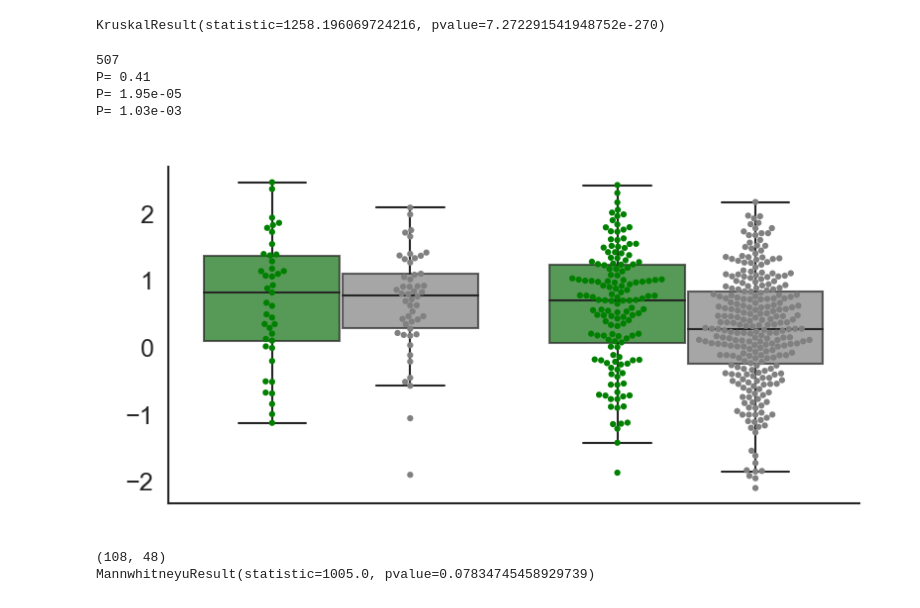
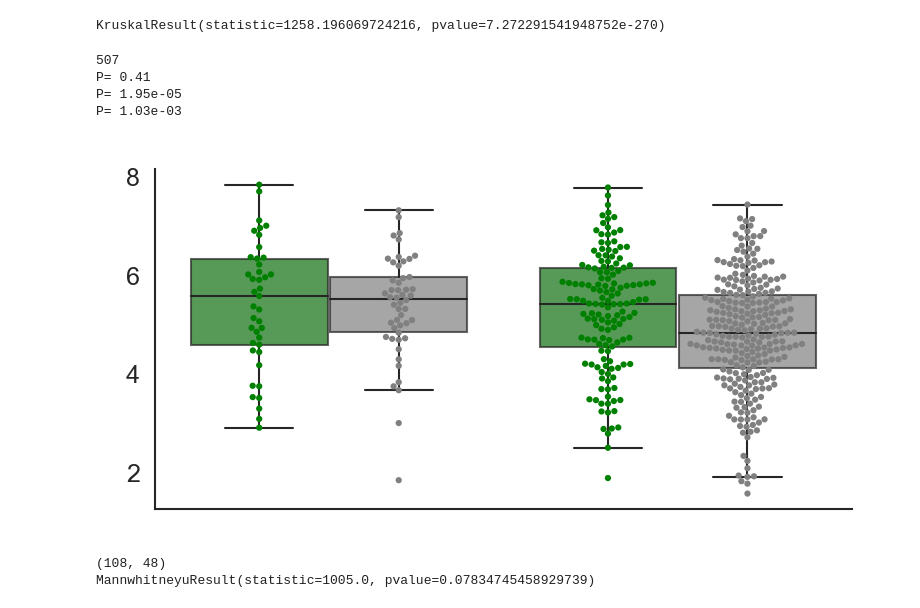
Before and after one commit to shirotak/pancancer_MutSig_ICI, a Jupyter notebook: codes/Script3_FigureS2-9.ipynb, the cells around one changed output. Saved outputs shown, nothing was run; the diff lists cells and outputs as text; code cells hidden in the pictures.

```diff
--- a/codes/Script3_FigureS2-9.ipynb
+++ b/codes/Script3_FigureS2-9.ipynb
@@ -106,6 +106,7 @@ df2=df.copy()
 # %%
 df2["SMK"]=(df2["cluster_m2_names"]=="SMK").astype(float)
 df2["Sig4_ratio"]=df2["Sig_4"]/df2["total_Sig_count"]*100
+df2["ID3_ratio"]=df2["ID3"]/df2["total_all_mut"]*100
 np.sum(df2["SMK"])
 # %% [output]
 1072.0
@@ -812,7 +881,7 @@ ax=fig.add_subplot(111)
 sns_df=df2[df2["CancerType"]=="HNSC"].copy()
 print(len(sns_df))
 cat="HPV_status"
-val="CYT_log_z"
+val="CYT_log"
 hue="APB"
 ax=sns.boxplot(x=cat,y=val,data=sns_df,hue=hue,hue_order=[1,0],sym="",boxprops={"alpha":0.7},palette=["green","grey"],
               order=[1,0])
@@ -821,34 +890,34 @@ ax.set_xlabel("")
 ax.set_ylabel("")
 ax.set_title("",fontsize=10)
 ax.set_xticklabels([])
 ax.legend([])
 ax.tick_params(axis="both",labelsize=6)
 
 
 a=sns_df[(sns_df[cat]==1)&(sns_df[hue]==1)][val]
 b=sns_df[(sns_df[cat]==1)&(sns_df[hue]==0)][val]
 c=sns_df[(sns_df[cat]==0)&(sns_df[hue]==1)][val]
 d=sns_df[(sns_df[cat]==0)&(sns_df[hue]==0)][val]
 _,p1=stats.mannwhitneyu(a,b)
 _,p2=stats.mannwhitneyu(c,d)
 
 print("P= {:.2f}".format(p1))
 print("P= {:.2e}".format(p2))
 
 e=np.concatenate([a.values,b.values])
 f=np.concatenate([c.values,d.values])
 _,p3=stats.mannwhitneyu(e,f)
 print("P= {:.2e}".format(p3))
 
 
 ax.spines['right'].set_visible(False)
 ax.spines['top'].set_visible(False)
 # %% [output]
 507
 P= 0.41
 P= 1.95e-05
 P= 1.03e-03
-[figure, old version]
+[figure, new version]
 # %%
 cptac=pd.read_csv("../data/CPTAC_tgs_irs.tsv",sep="\t",index_col=0)
 cptac["APB"]=(cptac["TGS"]=="APB").astype(float)
```
Also changed, not shown: parts of 3 cells of this notebook, 4 other files.
